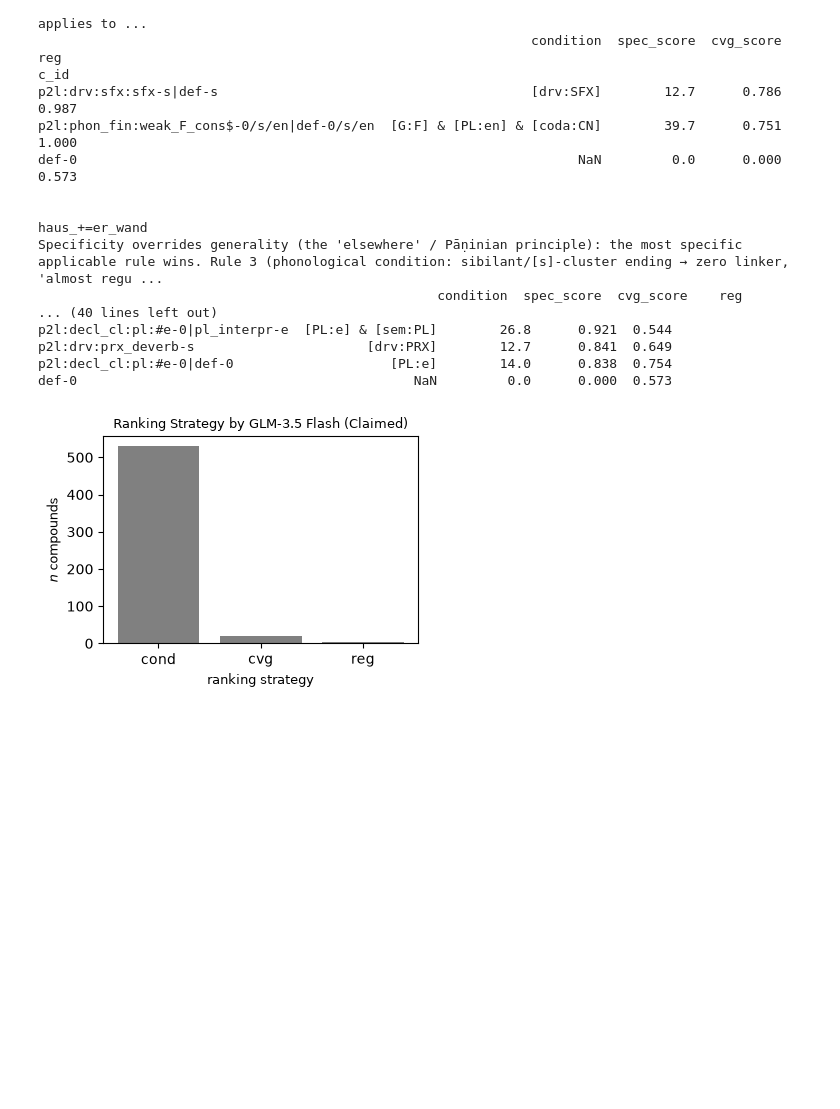
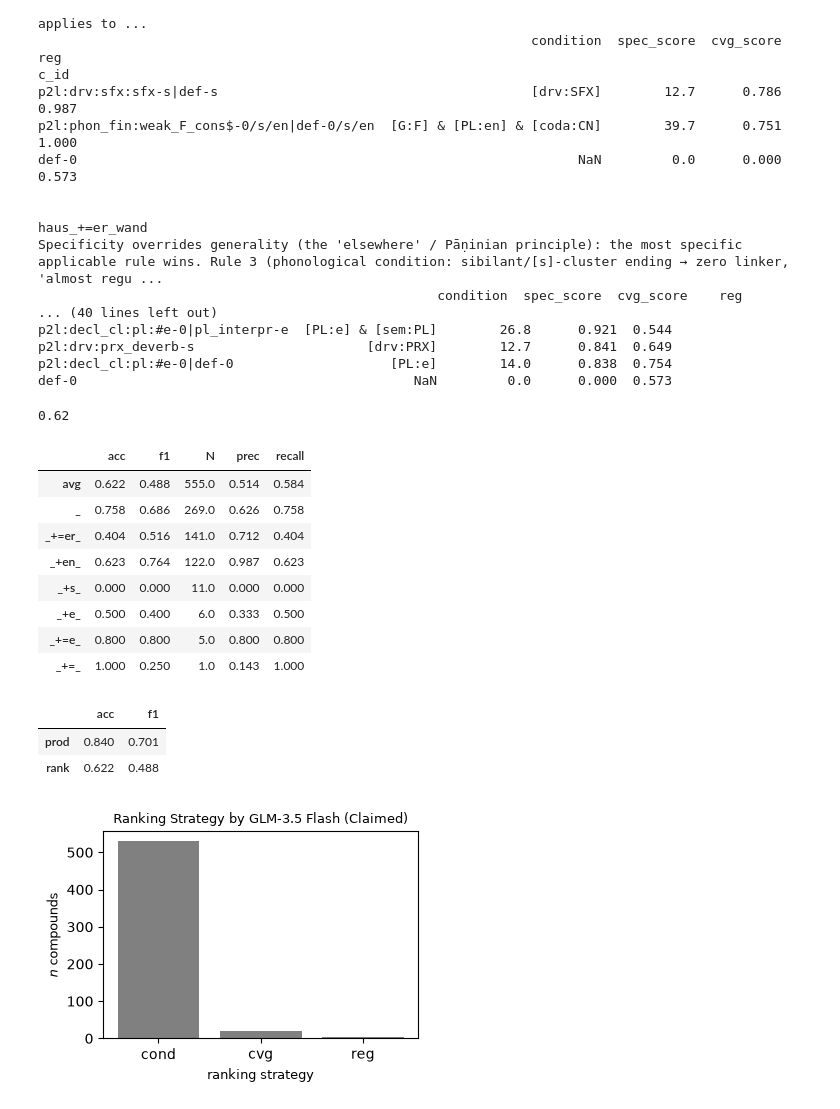
Before and after one commit to maxschmaltz/DieKonstraints, a Jupyter notebook: comp_modeling/inspect.ipynb, the cells around one changed output. Drawn from its saved outputs; the diff is of its cells as text; code cells hidden in the pictures; blank space fills up the shorter version.

```diff
--- a/comp_modeling/inspect.ipynb
+++ b/comp_modeling/inspect.ipynb
@@ -1877,6 +1878,72 @@ p2l:decl_cl:pl:#e-0|pl_interpr-e  [PL:e] & [sem:PL]        26.8      0.921  0.54
 p2l:drv:prx_deverb-s                      [drv:PRX]        12.7      0.841  0.649
 p2l:decl_cl:pl:#e-0|def-0                    [PL:e]        14.0      0.838  0.754
 def-0                                           NaN         0.0      0.000  0.573
+# %%
+preds_llm_path = os.path.join(model_dir, "linker_benchmark", "preds.tsv")
+with open(preds_llm_path, encoding="utf-8") as p:
+    preds_text = p.read().replace("\n\n", " ")
+with open(preds_llm_path, "w", encoding="utf-8") as p:
+    p.write(preds_text)
+
+preds_llm = load_tsv_generic(preds_llm_path).sort_index()
+index = preds_llm.index
+Y_true = preds_llm["true"].tolist()
+preds_llm = preds_llm["pred"].tolist()
+# %%
+preds_llm_rankings = []
+for comp_gecodb in index:
+    ranking = rankings_llm[comp_gecodb]
+    winning_c_id = ranking.iloc[0].name
+    # case of multi-linker: will be sorted the same way as in
+    # models (-0-, then ...)
+    winning_linker = constraints[winning_c_id]["acceptable_linkers"][0]
+    pred = CompXConstraints.esc(winning_linker)
+    preds_llm_rankings.append(pred)
+# %%
+acc = sum([
+    pred_llm == pred_llm_ranking
+    for pred_llm, pred_llm_ranking in zip(
+        preds_llm, preds_llm_rankings
+    )
+]) / len(preds_llm)
+round(acc, 3)
+# %% [output]
+0.62
+# %%
+os.makedirs(os.path.join(model_dir, "preds_from_rankings"), exist_ok=True)
+ldistr_comparison, f1_acc_df, confusion_matrix = calculate_metrics(Y_true, preds_llm_rankings)
+for m_name, metric in zip(
+    ["ldistr_comparison", "f1_acc_df", "confusion_matrix"],
+    [ldistr_comparison, f1_acc_df, confusion_matrix]
+):
+    save_tsv_generic(
+        metric,
+        os.path.join(model_dir, "preds_from_rankings", f"{m_name}.tsv")
+    )
+# %%
+f1_acc_df
+# %% [output]
+|  | acc | f1 | N | prec | recall |
+| avg | 0.622 | 0.488 | 555.0 | 0.514 | 0.584 |
+| _ | 0.758 | 0.686 | 269.0 | 0.626 | 0.758 |
+| _+=er_ | 0.404 | 0.516 | 141.0 | 0.712 | 0.404 |
+| _+en_ | 0.623 | 0.764 | 122.0 | 0.987 | 0.623 |
+| _+s_ | 0.000 | 0.000 | 11.0 | 0.000 | 0.000 |
+| _+e_ | 0.500 | 0.400 | 6.0 | 0.333 | 0.500 |
+| _+=e_ | 0.800 | 0.800 | 5.0 | 0.800 | 0.800 |
+| _+=_ | 1.000 | 0.250 | 1.0 | 0.143 | 1.000 |
+# %%
+prod_vs_ranking = pd.DataFrame({
+    "prod": llm_metrics.loc["avg", ["acc", "f1"]],
+    "rank": f1_acc_df.loc["avg", ["acc", "f1"]]
+}).T
+
+save_tsv_generic(prod_vs_ranking, os.path.join(model_dir, "prod_vs_ranking.tsv") )
+prod_vs_ranking
+# %% [output]
+|  | acc | f1 |
+| prod | 0.840 | 0.701 |
+| rank | 0.622 | 0.488 |
 # %%
 with open(os.path.join(model_dir, "principle_classification.jsonl"), encoding="utf-8") as r:
     ranking_labels = [json.loads(line)["label"] for line in r if line.strip()]
```
Also changed, not shown: parts of 1 cell of this notebook, 6 other files.
